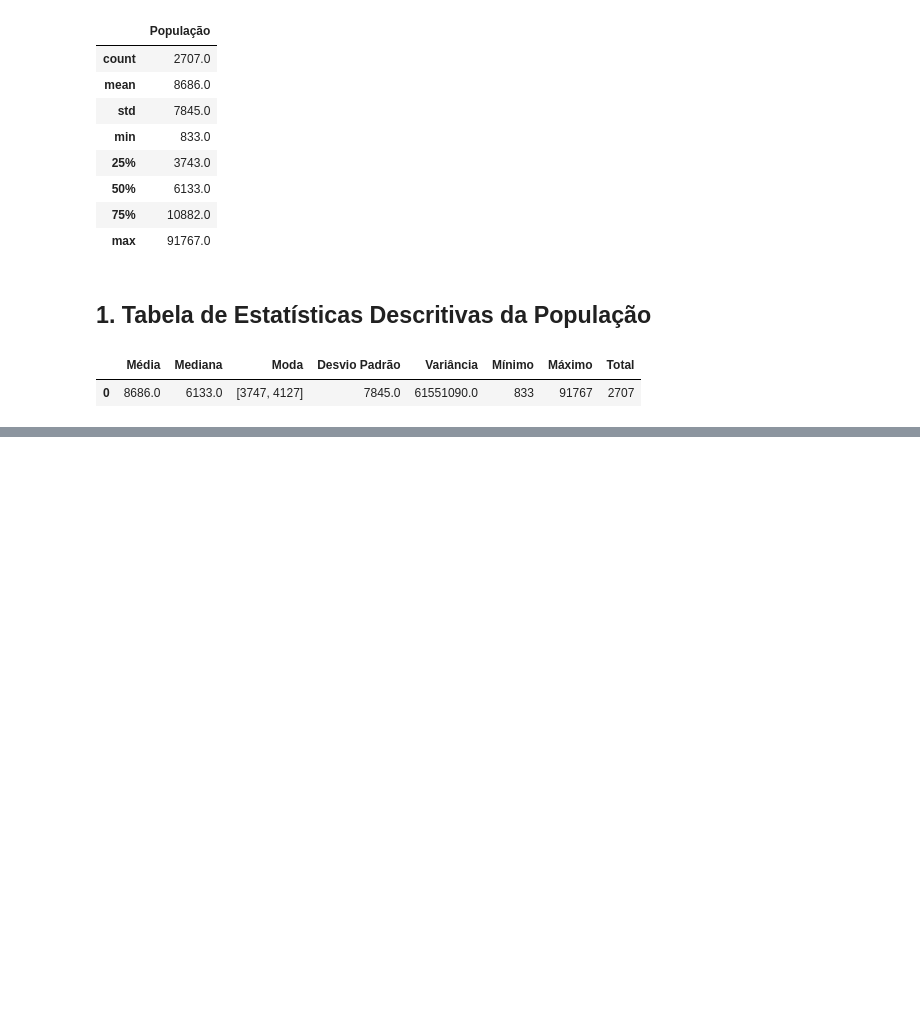
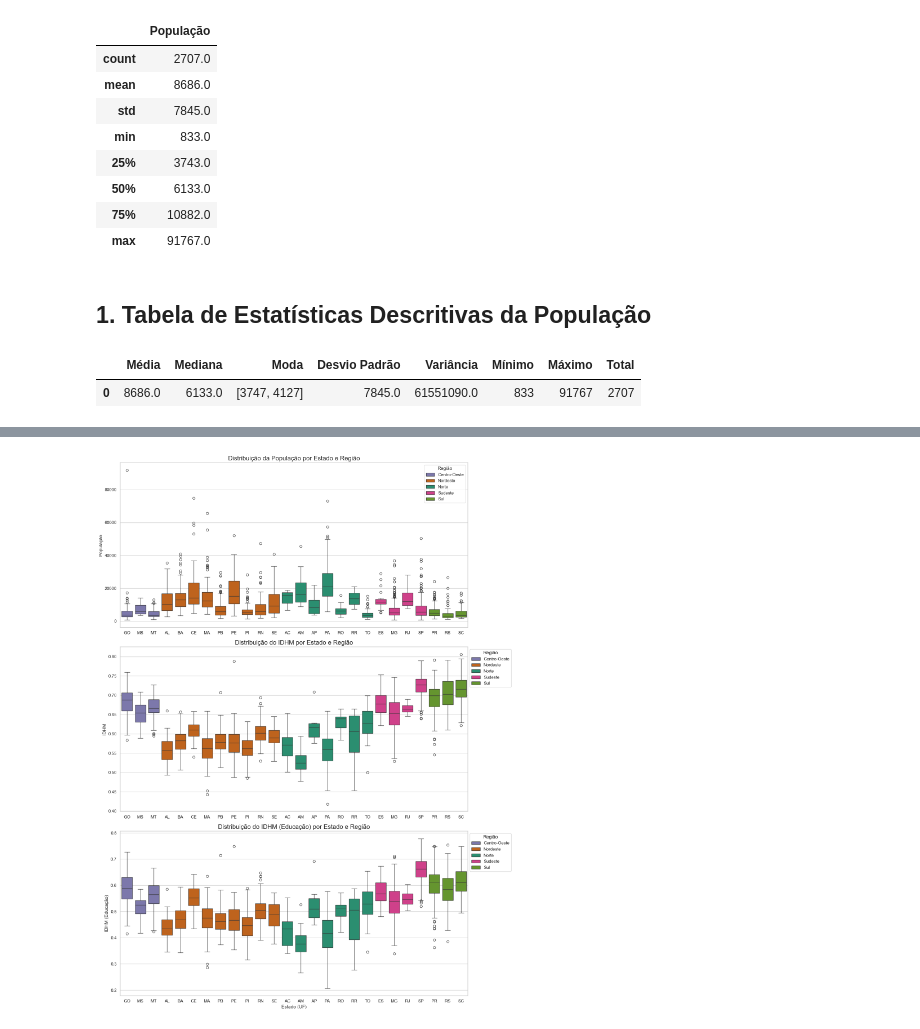
Before and after one commit to brendalima7/ciencia-dos-dados-aps1, a Jupyter notebook: notebooks/aps1.ipynb, the cells around one changed output, grey strips where cells are left out. Drawn from its saved outputs; the diff is of its cells as text; code cells hidden in the pictures; blank space fills up the shorter version.

```diff
--- a/notebooks/aps1.ipynb
+++ b/notebooks/aps1.ipynb
@@ -99,0 +71,50 @@ for state in states:
+# %%
+import matplotlib.pyplot as plt
+import seaborn as sns
+
+# meapeamento de regiões
+regioes_map = {
+    'AC': 'Norte', 'AM': 'Norte', 'AP': 'Norte', 'PA': 'Norte', 'RO': 'Norte', 'RR': 'Norte', 'TO': 'Norte',
+    'AL': 'Nordeste', 'BA': 'Nordeste', 'CE': 'Nordeste', 'MA': 'Nordeste', 'PB': 'Nordeste', 'PE': 'Nordeste', 'PI': 'Nordeste', 'RN': 'Nordeste', 'SE': 'Nordeste',
+    'DF': 'Centro-Oeste', 'GO': 'Centro-Oeste', 'MS': 'Centro-Oeste', 'MT': 'Centro-Oeste',
+    'ES': 'Sudeste', 'MG': 'Sudeste', 'RJ': 'Sudeste', 'SP': 'Sudeste',
+    'PR': 'Sul', 'RS': 'Sul', 'SC': 'Sul'
+}
+
+# cria coluna de região
+df['Região'] = df['UF'].map(regioes_map)
+df = df.sort_values(['Região', 'UF']) #ordena para agrupar estados da mesma região
+
+sns.set_theme(style="whitegrid")
+
+#plotando os gráficos
+fig, axes = plt.subplots(3, 1, figsize=(15, 20))
+
+#paleta de cores por região
+paleta_regiao = {
+    'Norte': '#1b9e77', 'Nordeste': '#d95f02', 'Centro-Oeste': '#7570b3',
+    'Sudeste': '#e7298a', 'Sul': '#66a61e'
+}
+
+# População
+sns.boxplot(x='UF', y='População', data=df, ax=axes[0], hue='Região', palette=paleta_regiao, dodge=False)
+axes[0].set_title('Distribuição da População por Estado e Região', fontsize=16)
+axes[0].set_xlabel('')
+axes[0].legend(title='Região', bbox_to_anchor=(1, 1))
+
+# IDHM
+sns.boxplot(x='UF', y='IDHM', data=df, ax=axes[1], hue='Região', palette=paleta_regiao, dodge=False)
+axes[1].set_title('Distribuição do IDHM por Estado e Região', fontsize=16)
+axes[1].set_xlabel('')
+axes[1].legend(title='Região', bbox_to_anchor=(1, 1))
+
+# IDHM(Educação
+sns.boxplot(x='UF', y='IDHM (Educação)', data=df, ax=axes[2], hue='Região', palette=paleta_regiao, dodge=False)
+axes[2].set_title('Distribuição do IDHM (Educação) por Estado e Região', fontsize=16)
+axes[2].set_xlabel('Estado (UF)', fontsize=12)
+axes[2].legend(title='Região', bbox_to_anchor=(1, 1))
+
+plt.tight_layout()
+plt.show()
+# %% [output]
+[figure, added]
```
Also changed, not shown: parts of 9 cells of this notebook, 1 other file.
